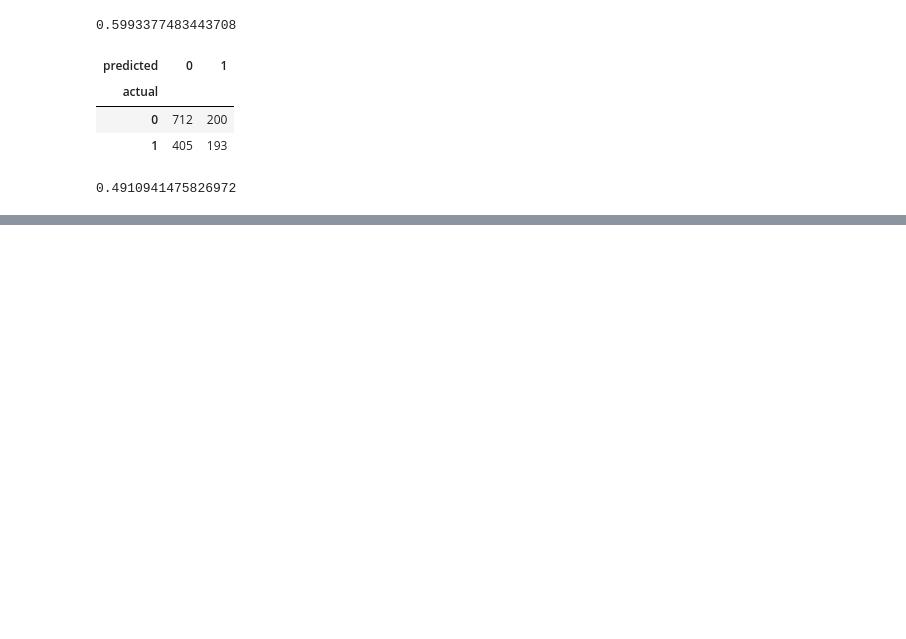
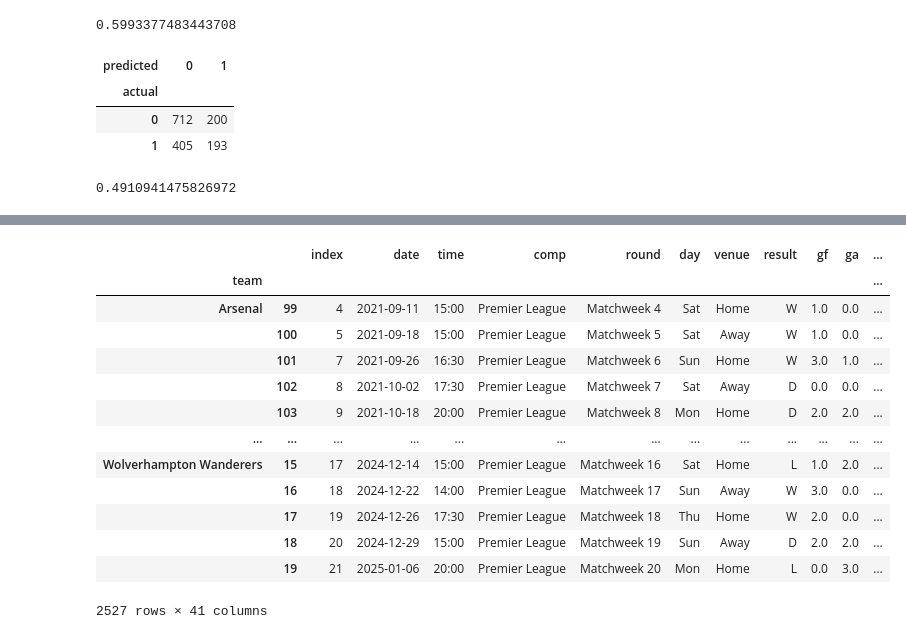
Before and after one commit to MistryDev09/Premier-League-Match-prediction, a Jupyter notebook: training_model.ipynb, the cells around one changed output, grey strips where cells are left out. Cells and saved outputs as stored; diff of their text form; code cells hidden in the pictures; blank space fills up the shorter version.

```diff
--- a/training_model.ipynb
+++ b/training_model.ipynb
@@ -196,0 +203,2 @@ precision
+# %%
+group = grouped_matches.get_group("Manchester City")
@@ -196,0 +221,10 @@ precision
+# %%
+def rolling_average(group, cols, new_cols):
+    group = group.sort_values("date")
+    rolling_stats = group[cols].rolling(3, closed = "left").mean()
+    group[new_cols] = rolling_stats
+    group = group.dropna(subset=new_cols) #if you are in week 2, there are not 3 prev weeks
+    return group
+# %%
+cols = ["gf", "ga", "sh", "sot", "dist", "fk", "pk", "pkatt"]
+new_cols = [f"{c}_rolling" for c in cols]
@@ -196,0 +258,21 @@ precision
+# %%
+matches_rolling = matches.groupby("team").apply(
+    lambda x: rolling_average(x.reset_index(), cols, new_cols), include_groups=False
+)
+# %%
+matches_rolling
+# %% [output]
+|  |  | index | date | time | comp | round | day | venue | result | gf | ga | ... |
+| team |  |  |  |  |  |  |  |  |  |  |  | ... |
+| Arsenal | 99 | 4 | 2021-09-11 | 15:00 | Premier League | Matchweek 4 | Sat | Home | W | 1.0 | 0.0 | ... |
+|  | 100 | 5 | 2021-09-18 | 15:00 | Premier League | Matchweek 5 | Sat | Away | W | 1.0 | 0.0 | ... |
+|  | 101 | 7 | 2021-09-26 | 16:30 | Premier League | Matchweek 6 | Sun | Home | W | 3.0 | 1.0 | ... |
+|  | 102 | 8 | 2021-10-02 | 17:30 | Premier League | Matchweek 7 | Sat | Away | D | 0.0 | 0.0 | ... |
+|  | 103 | 9 | 2021-10-18 | 20:00 | Premier League | Matchweek 8 | Mon | Home | D | 2.0 | 2.0 | ... |
+| ... | ... | ... | ... | ... | ... | ... | ... | ... | ... | ... | ... | ... |
+| Wolverhampton Wanderers | 15 | 17 | 2024-12-14 | 15:00 | Premier League | Matchweek 16 | Sat | Home | L | 1.0 | 2.0 | ... |
+|  | 16 | 18 | 2024-12-22 | 14:00 | Premier League | Matchweek 17 | Sun | Away | W | 3.0 | 0.0 | ... |
+|  | 17 | 19 | 2024-12-26 | 17:30 | Premier League | Matchweek 18 | Thu | Home | W | 2.0 | 0.0 | ... |
+|  | 18 | 20 | 2024-12-29 | 15:00 | Premier League | Matchweek 19 | Sun | Away | D | 2.0 | 2.0 | ... |
+|  | 19 | 21 | 2025-01-06 | 20:00 | Premier League | Matchweek 20 | Mon | Home | L | 0.0 | 3.0 | ... |
+2527 rows × 41 columns
```
Also changed, not shown: parts of 24 cells of this notebook.
